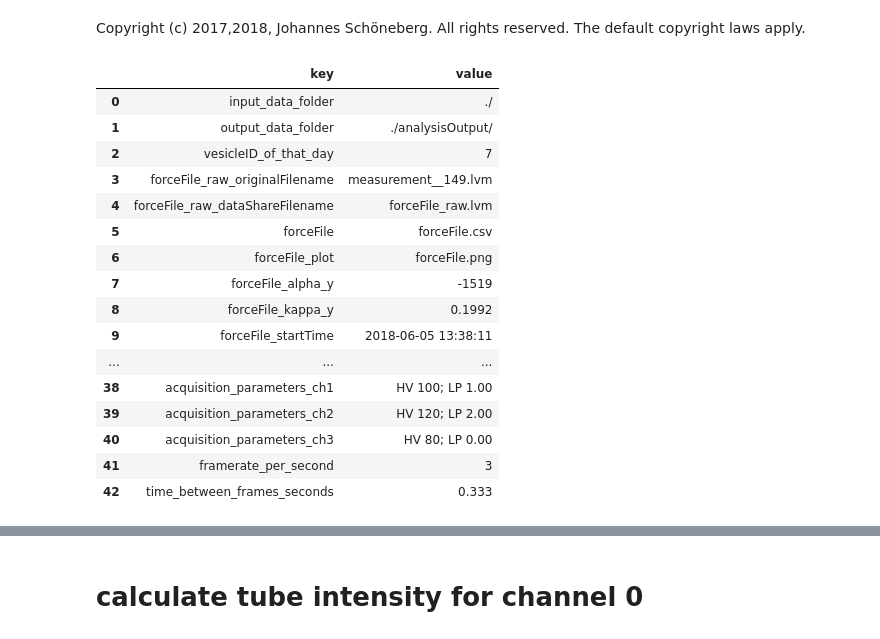
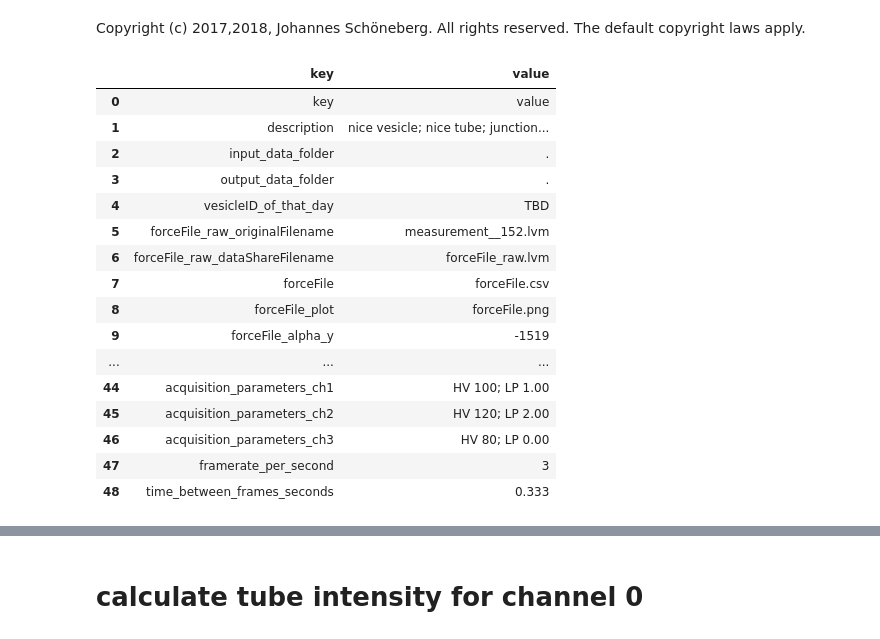
Before and after one commit to JohSchoeneberg/Confleezers, a Jupyter notebook: confleezers_data_analysis/tube__4_FluorescenceAlongTube.ipynb, the cells around one changed output, grey strips where cells are left out. Cells and saved outputs as stored; diff of their text form; code cells hidden in the pictures.

Commit message:
m2 analysis complete. Changed notebooks accordingly

```diff
--- a/confleezers_data_analysis/tube__4_FluorescenceAlongTube.ipynb
+++ b/confleezers_data_analysis/tube__4_FluorescenceAlongTube.ipynb
@@ -58,28 +58,28 @@ import TubeProcessing as tubeProc
 #xlimit = (-150,300)
 # %%
 # read input parameters:
-path = '/Users/johannesschoeneberg/Desktop/PostDoc/hurley_lab/pulling_confleezers_dataSharing_local/2018-06-05_movie1/'
+path = '/Users/johannesschoeneberg/Dropbox/ESCRT_data_sharing/m2_2018-06-05_v10/'
 
 inputParameters = pd.read_csv(path+'_info.csv',names=['key','value'])
 inputParameters
 # %% [output]
 |  | key | value |
-| 0 | input_data_folder | ./ |
-| 1 | output_data_folder | ./analysisOutput/ |
-| 2 | vesicleID_of_that_day | 7 |
-| 3 | forceFile_raw_originalFilename | measurement__149.lvm |
-| 4 | forceFile_raw_dataShareFilename | forceFile_raw.lvm |
-| 5 | forceFile | forceFile.csv |
-| 6 | forceFile_plot | forceFile.png |
-| 7 | forceFile_alpha_y | -1519 |
-| 8 | forceFile_kappa_y | 0.1992 |
-| 9 | forceFile_startTime | 2018-06-05 13:38:11 |
+| 0 | key | value |
+| 1 | description | nice vesicle; nice tube; junction... |
+| 2 | input_data_folder | . |
+| 3 | output_data_folder | . |
+| 4 | vesicleID_of_that_day | TBD |
+| 5 | forceFile_raw_originalFilename | measurement__152.lvm |
+| 6 | forceFile_raw_dataShareFilename | forceFile_raw.lvm |
+| 7 | forceFile | forceFile.csv |
+| 8 | forceFile_plot | forceFile.png |
+| 9 | forceFile_alpha_y | -1519 |
 | ... | ... | ... |
-| 38 | acquisition_parameters_ch1 | HV 100; LP 1.00 |
-| 39 | acquisition_parameters_ch2 | HV 120; LP 2.00 |
-| 40 | acquisition_parameters_ch3 | HV 80; LP 0.00 |
-| 41 | framerate_per_second | 3 |
-| 42 | time_between_frames_seconds | 0.333 |
+| 44 | acquisition_parameters_ch1 | HV 100; LP 1.00 |
+| 45 | acquisition_parameters_ch2 | HV 120; LP 2.00 |
+| 46 | acquisition_parameters_ch3 | HV 80; LP 0.00 |
+| 47 | framerate_per_second | 3 |
+| 48 | time_between_frames_seconds | 0.333 |
 # %%
 # read the tube vector from a previous step
 
```
Also changed, not shown: parts of 6 cells of this notebook, 11 other files.
